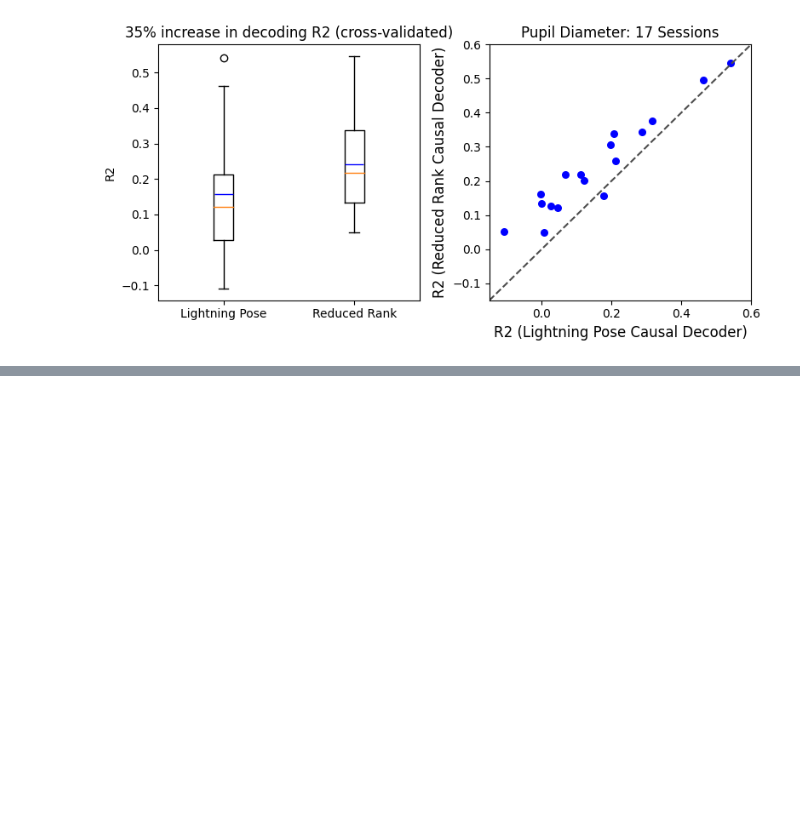
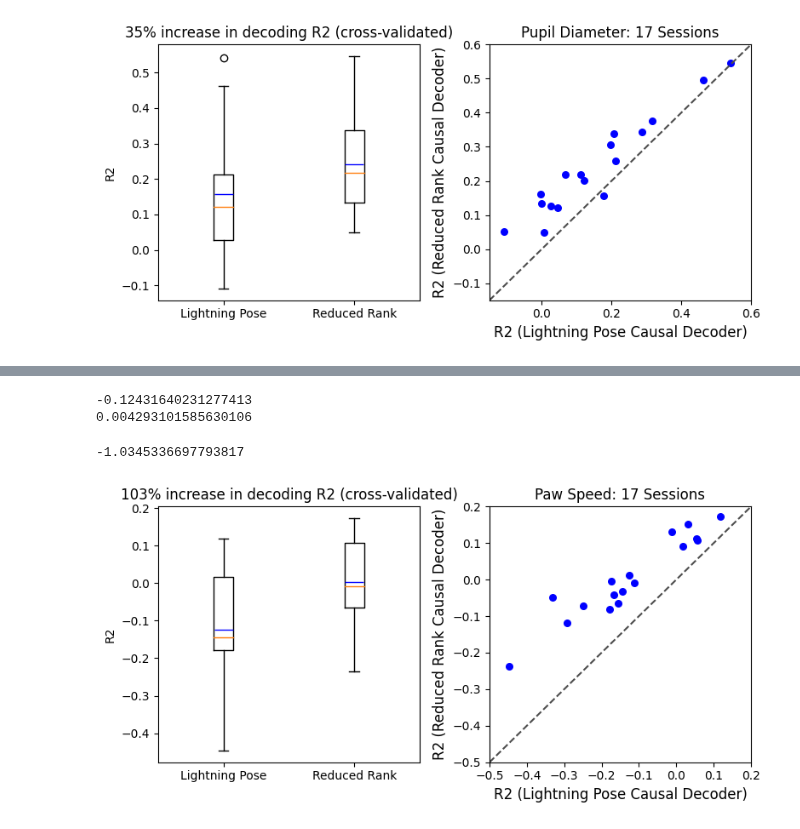
Before and after one commit to yzhang511/neural_decoding, a Jupyter notebook: notebooks/decode_lightning_pose_plotting.ipynb, the cells around one changed output, grey strips where cells are left out. Saved outputs shown, nothing was run; the diff lists cells and outputs as text; code cells hidden in the pictures; blank space fills up the shorter version.

```diff
--- a/notebooks/decode_lightning_pose_plotting.ipynb
+++ b/notebooks/decode_lightning_pose_plotting.ipynb
@@ -203,0 +283,49 @@ array([[0.3863162 , 0.62879937],
+# %%
+save_dir = Path("/home/yizi/side_info_decoding/saved_results/lightning_pose_res/")
+behavior_type = "paw_speed"
+# %%
+baseline_metrics, rrr_metrics = [], []
+for pid in pids:
+    save_path = save_dir/pid/f"{behavior_type}"
+    metrics = np.load(save_path/"metrics.npy", allow_pickle=True).item()[pid]
+    baseline_metrics.append(metrics["baseline"])
+    rrr_metrics.append(metrics["rrr"])
+baseline_metrics = np.array(baseline_metrics)
+rrr_metrics = np.array(rrr_metrics)
+# %%
+print(baseline_metrics.mean((0,1))[0])
+print(rrr_metrics.mean((0,1))[0])
+# %% [output]
+-0.12431640231277413
+0.004293101585630106
+# %%
+print((0.004293101585630106 - -0.12431640231277413)/-0.12431640231277413)
+# %% [output]
+-1.0345336697793817
+# %%
+fig, (ax1, ax2) = plt.subplots(1,2, figsize=(8,4))
+ax1.boxplot(
+    np.c_[baseline_metrics.mean(1)[:,0], rrr_metrics.mean(1)[:,0]],
+    showmeans=True,
+    vert=True, patch_artist=False, labels=["Lightning Pose", "Reduced Rank"],
+    meanprops={'marker':'_',
+               'markerfacecolor':'white',
+               'markeredgecolor':'b',
+               'markersize':'16'},
+)
+ax1.set_ylabel("R2")
+ax1.set_title("103% increase in decoding R2 (cross-validated)")
+
+ax2.scatter(baseline_metrics.mean(1)[:,0], rrr_metrics.mean(1)[:,0], c="blue", s=30)
+ax2.set_xlim(-0.5, 0.2)
+ax2.set_ylim(-0.5, 0.2)
+ax2.set_xlabel("R2 (Lightning Pose Causal Decoder)", fontsize=12)
+ax2.set_ylabel("R2 (Reduced Rank Causal Decoder)", fontsize=12)
+ax2.plot([-0.5, 0.2], [-0.5, 0.2], ls="--", c=".3")
+ax2.set_title(f"Paw Speed: {len(pids)} Sessions")
+
+plt.tight_layout()
+# plt.savefig("/home/yizi/side_info_decoding/saved_plots/lightning_pose_perf.png",
+#             dpi = 400)
+# %% [output]
+[figure, added]
```
Also changed, not shown: parts of 22 cells of this notebook, 1 other file.
